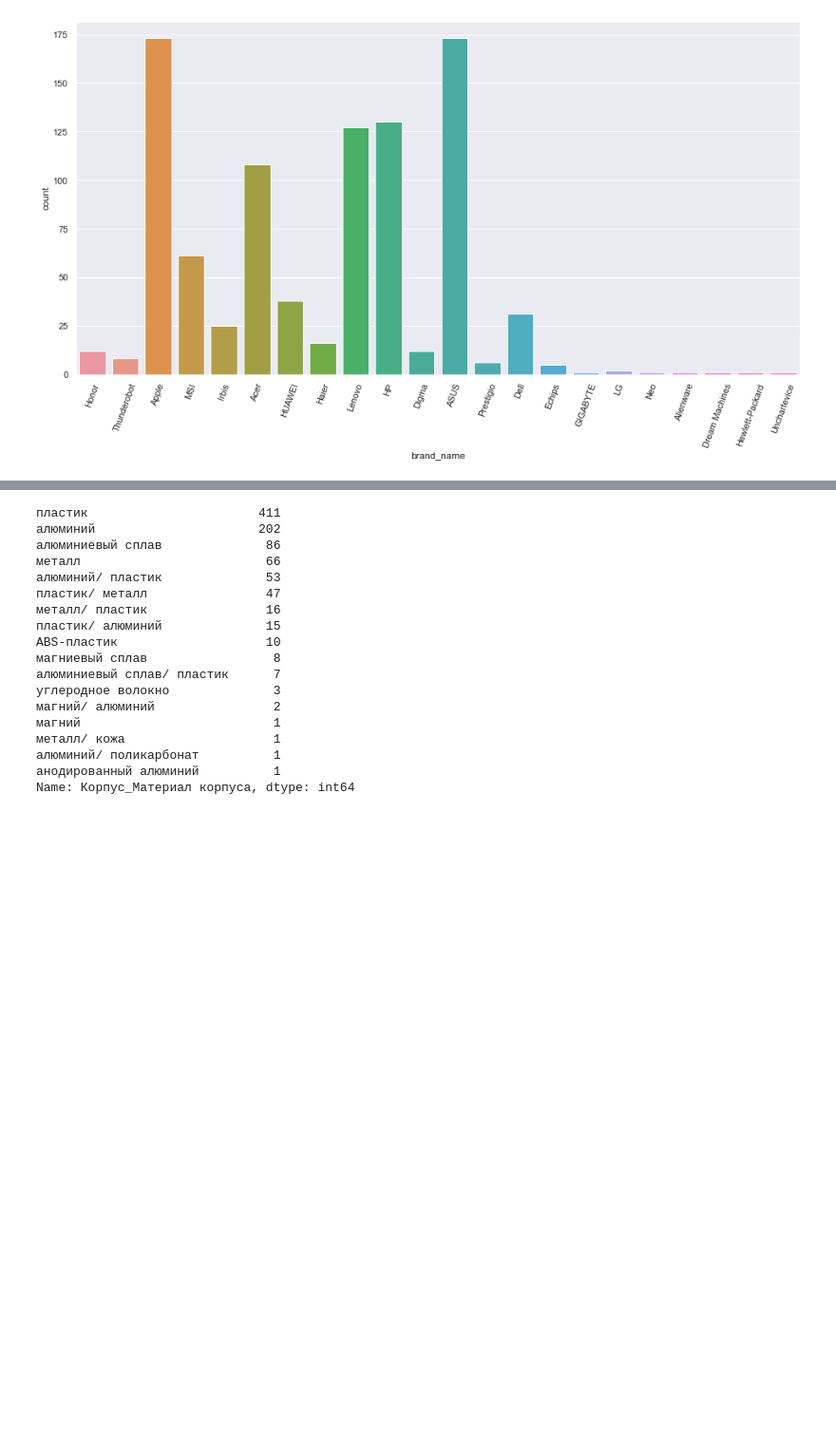
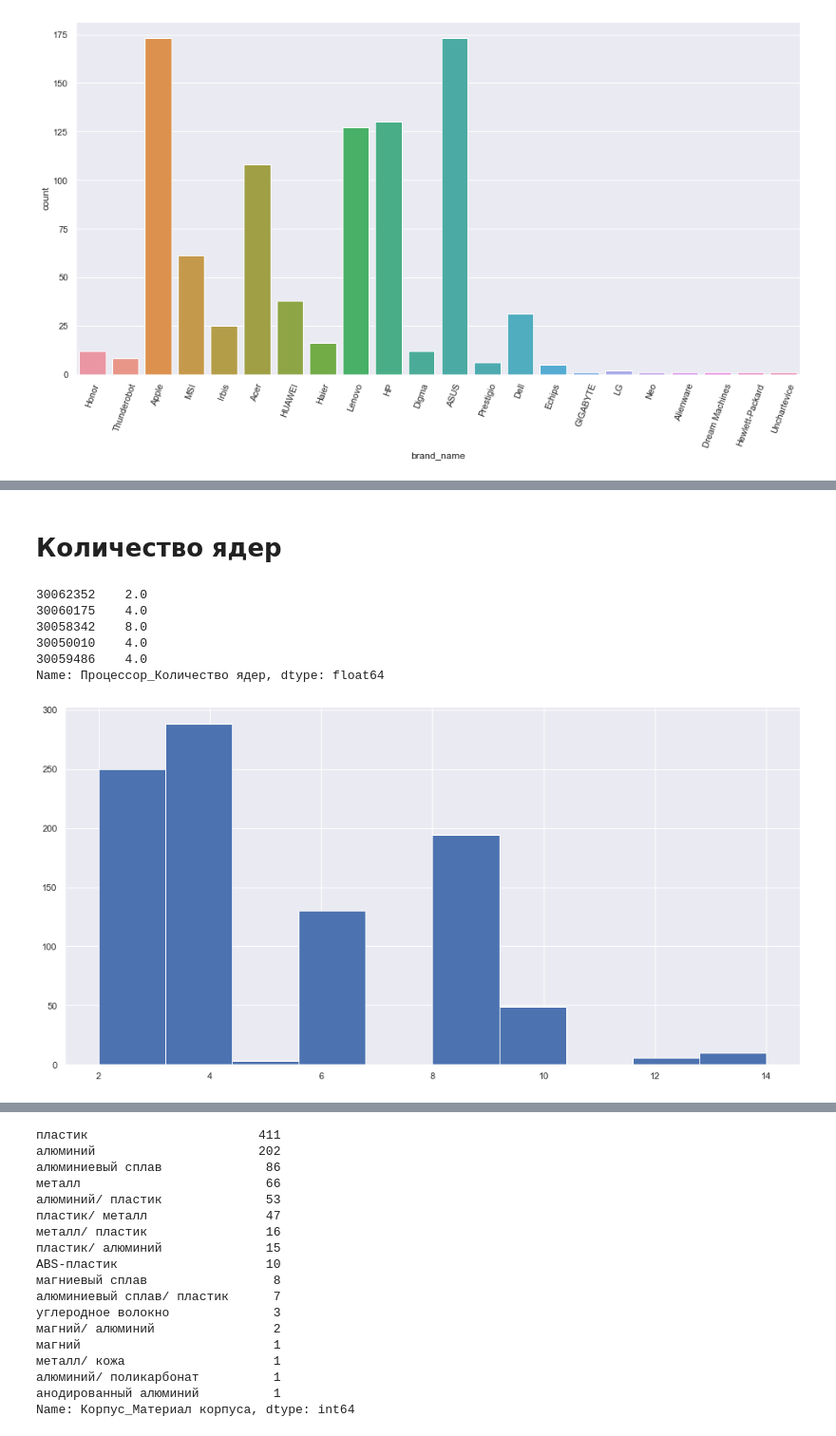
Before and after one commit to mlsystemdesignproject/notebook_price, a Jupyter notebook: notebooks/EDA.ipynb, the cells around one changed output, grey strips where cells are left out. Shown at 95% size. Saved outputs shown, nothing was run; the diff lists cells and outputs as text; code cells hidden in the pictures; blank space fills up the shorter version.

```diff
--- a/notebooks/EDA.ipynb
+++ b/notebooks/EDA.ipynb
@@ -188,2 +78,0 @@ for feature in current_features[2:8]:
-# %%
-df["Процессор_Процессор_crop"] = df["Процессор_Процессор"].apply(lambda x:" ".join(x.split()[:2]))
@@ -236,2 +78,0 @@ Name: Процессор_Количество ядер, dtype: int64
-# %%
-df.loc[((df["Серия модели_Серия"] == "MacBook Pro") | ((df["Серия модели_Серия"] == "MacBook Pro Touch Bar"))) & (df["Процессор_Количество ядер"].isna()), "Процессор_Количество ядер"] = 10
@@ -336,2 +78,0 @@ for feature in list(current_features[0:5]) + list(current_features[6:8]):
-# %%
-df["Видеокарта_Графический контроллер_crop"] = df["Видеокарта_Графический контроллер"].fillna("").apply(lambda x:" ".join(x.split()[:2]))
@@ -367,2 +78,0 @@ Name: Экран_Диагональ экрана, dtype: int64
-# %%
-df["Экран_Диагональ экрана_num"] = df["Экран_Диагональ экрана"].fillna("").apply(lambda x: 15.6 if x == "" else float(x.split('"')[0]))
@@ -368,0 +262,15 @@ df["Экран_Диагональ экрана_num"] = df["Экран_Диаго
+# %% [markdown]
+# Количество ядер
+# %%
+df["Процессор_Количество ядер"].sample(5)
+# %% [output]
+30062352    2.0
+30060175    4.0
+30058342    8.0
+30050010    4.0
+30059486    4.0
+Name: Процессор_Количество ядер, dtype: float64
+# %%
+df["Процессор_Количество ядер"].hist();
+# %% [output]
+[figure, added]
```
Also changed, not shown: parts of 132 cells of this notebook, 5 other files.
